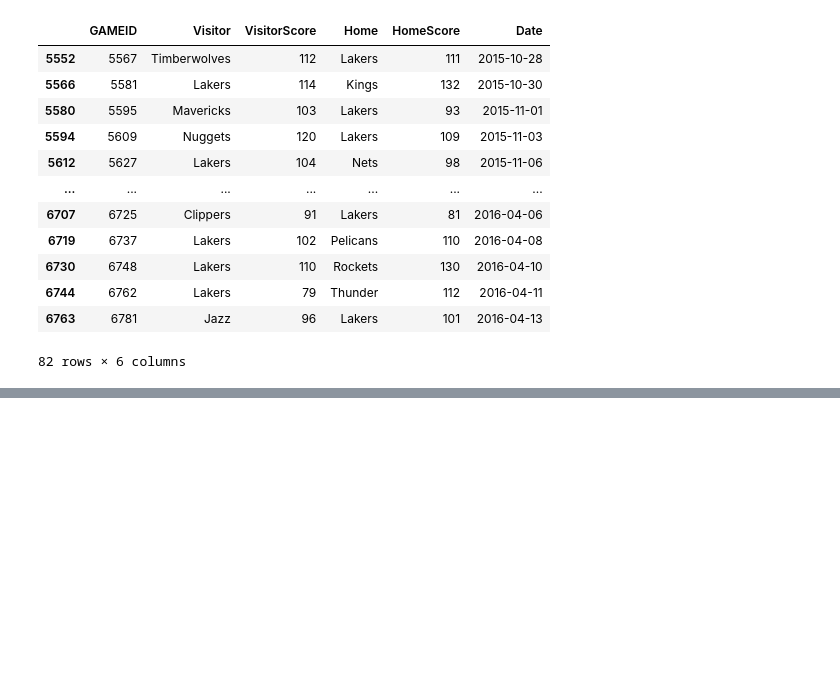
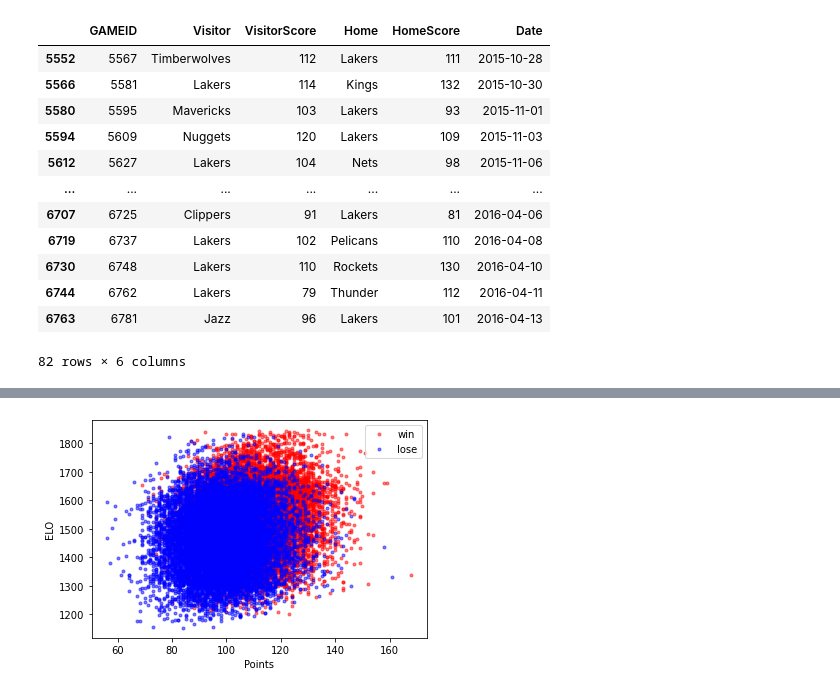
Before and after one commit to haroldpop/NBA_Project, a Jupyter notebook: Script/UsefulFunctionsForCSV.ipynb, the cells around one changed output, grey strips where cells are left out. Drawn from its saved outputs; the diff is of its cells as text; code cells hidden in the pictures; blank space fills up the shorter version.

```diff
--- a/Script/UsefulFunctionsForCSV.ipynb
+++ b/Script/UsefulFunctionsForCSV.ipynb
@@ -139,0 +306,16 @@ df_team_lakers
+# %%
+def get_avg_stats_last_games(df_teams_stats, team, game_date, n):
+    df_team = select_team(df_teams_stats, team, stats = True)
+    df_team = df_team.copy()
+    df_team_before_game = df_team[df_team['Date'] < game_date]
+    piv = max(0,  df_team_before_game.shape[0] - n)
+    df_n_last_stats = df_team_before_game[piv:]
+    df_n_last_stats.drop(columns = ['Date', 'GAMEID', 'WIN', 'TEAM'], inplace = True)
+    output = df_n_last_stats.mean()
+    if np.all(np.isnan(output.values)) == True:
+        output = np.zeros(output.shape)
+        return output
+    else:
+        return output.values
+
+get_avg_stats_last_games(df_teams_stats, 'Lakers', datetime.datetime(2010, 12, 19), 10)
@@ -139,0 +511,21 @@ df_team_lakers
+# %%
+def find_index_dates(dates_dic, team, date):
+    l = dates[team]
+    for k in range(len(l)):
+        if l[k] == date:
+            return k
+
+def add_elo(df_w, df_scores, df_teams_stats, elo_dic, dates_dic):
+    df = df_w.copy()
+    seasons = np.arange(2010, 2020)
+    seasons[-1] = 2020
+    for i in range(df.shape[0]):
+        team = df.iloc[i]['TEAM']
+        date = df.iloc[i]['Date']
+        idx = find_index_dates(dates_dic, team, date)
+        elo_ = elo_dic[team][idx]
+        df.loc[i, 'ELO'] = elo_
+    return df
+
+new_df = add_elo(df_teams_stats, df_scores, df_teams_stats, res, dates)
+new_df
@@ -139,0 +546,9 @@ df_team_lakers
+# %%
+plt.plot(new_df['PTS'][new_df['WIN'] == 1], new_df['ELO'][new_df['WIN'] == 1],'r.', label='win', alpha = 0.5)
+plt.plot(new_df['PTS'][new_df['WIN'] == 0], new_df['ELO'][new_df['WIN'] == 0],'b.', label='lose', alpha = 0.5)
+plt.xlabel('Points')
+plt.ylabel('ELO')
+plt.legend()
+plt.show()
+# %% [output]
+[figure, added]
```
Also changed, not shown: parts of 46 cells of this notebook.
